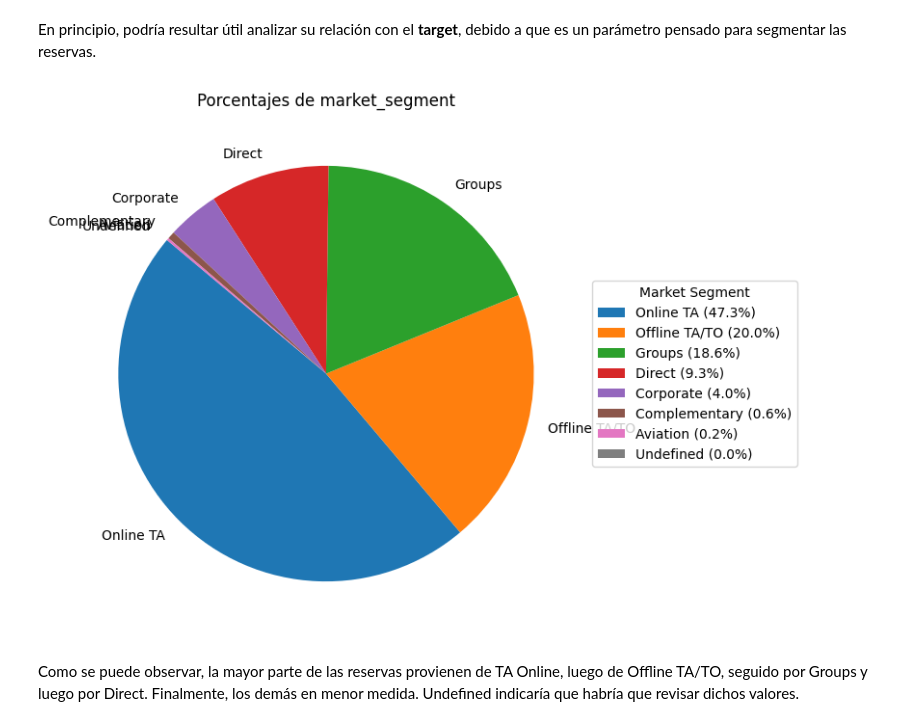
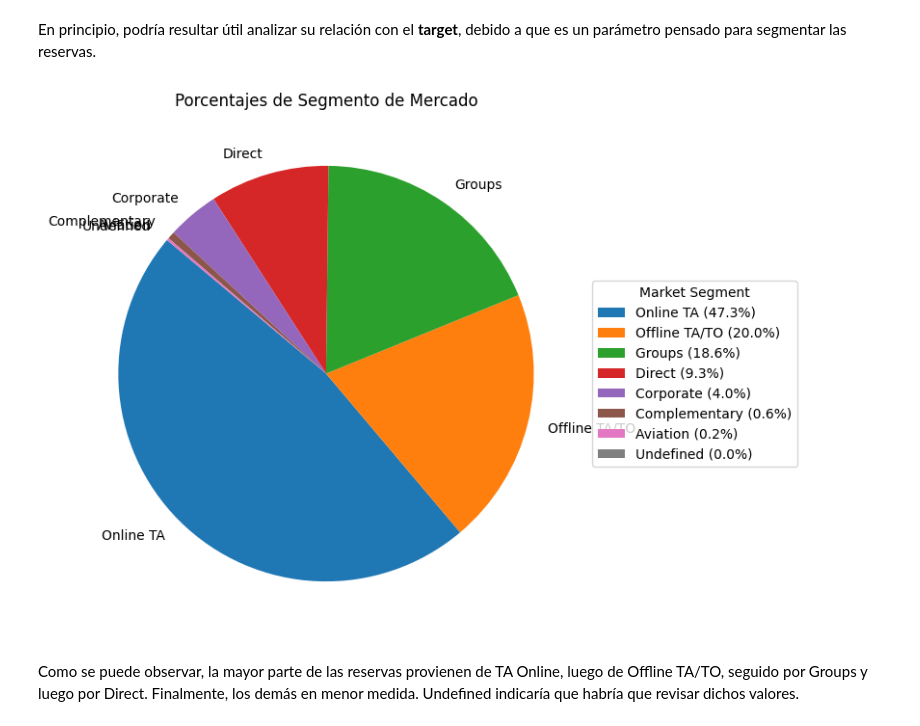
Before and after one commit to InspectorDave/OrgaDeDatos-TPs, a Jupyter notebook: 7506R_TP1_GRUPO11_CHP1_ENTREGA.ipynb, the cells around one changed output. Cells and saved outputs as stored; diff of their text form; code cells hidden in the pictures.

```diff
--- a/7506R_TP1_GRUPO11_CHP1_ENTREGA.ipynb
+++ b/7506R_TP1_GRUPO11_CHP1_ENTREGA.ipynb
@@ -1023,17 +1023,16 @@ Este parámetr sirve para segmentar el mercado en grupos más pequeños y homog
 # %% [markdown]
 En principio, podría resultar útil analizar su relación con el **target**, debido a que es un parámetro pensado para segmentar las reservas.
 # %%
-porcentajes_reserva_por_pais = hotels_df['market_segment'].value_counts(normalize=True) * 100
+porcentajes_reserva_por_dc = hotels_df['market_segment'].value_counts(normalize=True) * 100
 
 plt.figure(figsize=(7, 7))
-wedges, labels = plt.pie(porcentajes_reserva_por_pais, labels=porcentajes_reserva_por_pais.index, startangle=140)
-leyenda_personalizada = [f'{l} ({p:.1f}%)' for l, p in zip(porcentajes_reserva_por_pais.index, porcentajes_reserva_por_pais)]
+wedges, labels = plt.pie(porcentajes_reserva_por_dc, labels=porcentajes_reserva_por_dc.index, startangle=140)
+leyenda_personalizada = [f'{l} ({p:.1f}%)' for l, p in zip(porcentajes_reserva_por_dc.index, porcentajes_reserva_por_dc)]
 plt.legend(leyenda_personalizada, title="Market Segment", loc="center left", bbox_to_anchor=(1, 0, 0.5, 1))
-
-plt.title('Porcentajes de market_segment')
+plt.title('Porcentajes de Segmento de Mercado')
 plt.show()
 # %% [output]
-[figure, old version]
+[figure, new version]
 # %% [markdown]
 Como se puede observar, la mayor parte de las reservas provienen de TA Online, luego de Offline TA/TO, seguido por Groups y luego por Direct. Finalmente, los demás en menor medida. Undefined indicaría que habría que revisar dichos valores.
 # %% [markdown]
```
Also changed, not shown: parts of 6 cells of this notebook.
